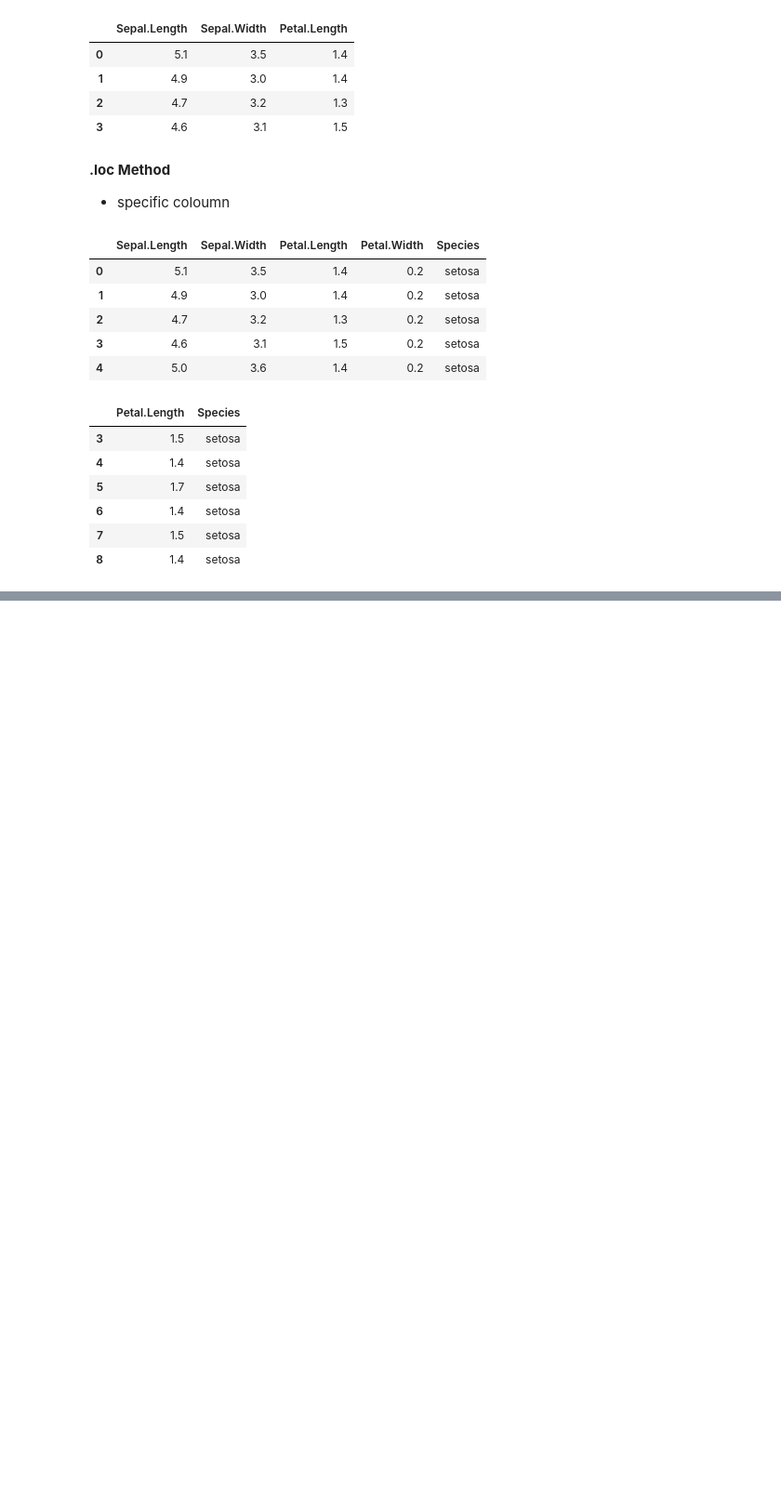
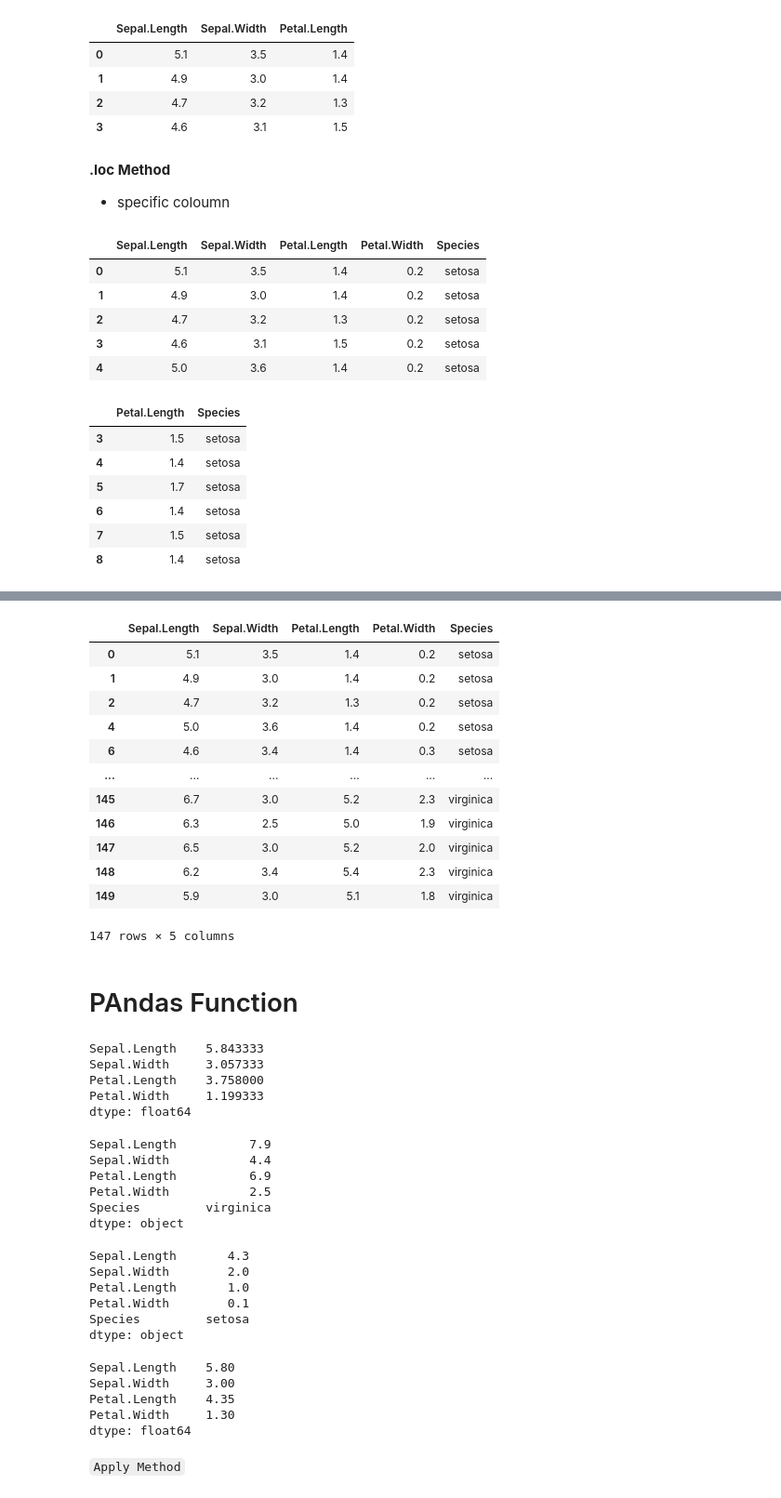
Before and after one commit to shamiik/pandas, a Jupyter notebook: pandasDataframe&Function.ipynb, the cells around one changed output, grey strips where cells are left out. Shown at 93% size. Cells and saved outputs as stored; diff of their text form; code cells hidden in the pictures; blank space fills up the shorter version.

```diff
--- a/pandasDataframe&Function.ipynb
+++ b/pandasDataframe&Function.ipynb
@@ -107,0 +128,54 @@ iris.loc[3:8,('Petal.Length','Species')]
+# %%
+iris.drop([3,5,7],axis=0)
+# %% [output]
+|  | Sepal.Length | Sepal.Width | Petal.Length | Petal.Width | Species |
+| 0 | 5.1 | 3.5 | 1.4 | 0.2 | setosa |
+| 1 | 4.9 | 3.0 | 1.4 | 0.2 | setosa |
+| 2 | 4.7 | 3.2 | 1.3 | 0.2 | setosa |
+| 4 | 5.0 | 3.6 | 1.4 | 0.2 | setosa |
+| 6 | 4.6 | 3.4 | 1.4 | 0.3 | setosa |
+| ... | ... | ... | ... | ... | ... |
+| 145 | 6.7 | 3.0 | 5.2 | 2.3 | virginica |
+| 146 | 6.3 | 2.5 | 5.0 | 1.9 | virginica |
+| 147 | 6.5 | 3.0 | 5.2 | 2.0 | virginica |
+| 148 | 6.2 | 3.4 | 5.4 | 2.3 | virginica |
+| 149 | 5.9 | 3.0 | 5.1 | 1.8 | virginica |
+147 rows × 5 columns
+# %% [markdown]
+# PAndas Function
+# %%
+iris.mean()
+# %% [output]
+Sepal.Length    5.843333
+Sepal.Width     3.057333
+Petal.Length    3.758000
+Petal.Width     1.199333
+dtype: float64
+# %%
+iris.max()
+# %% [output]
+Sepal.Length          7.9
+Sepal.Width           4.4
+Petal.Length          6.9
+Petal.Width           2.5
+Species         virginica
+dtype: object
+# %%
+iris.min()
+# %% [output]
+Sepal.Length       4.3
+Sepal.Width        2.0
+Petal.Length       1.0
+Petal.Width        0.1
+Species         setosa
+dtype: object
+# %%
+iris.median()
+# %% [output]
+Sepal.Length    5.80
+Sepal.Width     3.00
+Petal.Length    4.35
+Petal.Width     1.30
+dtype: float64
+# %% [markdown]
+`Apply Method`
```
Also changed, not shown: parts of 9 cells of this notebook.
